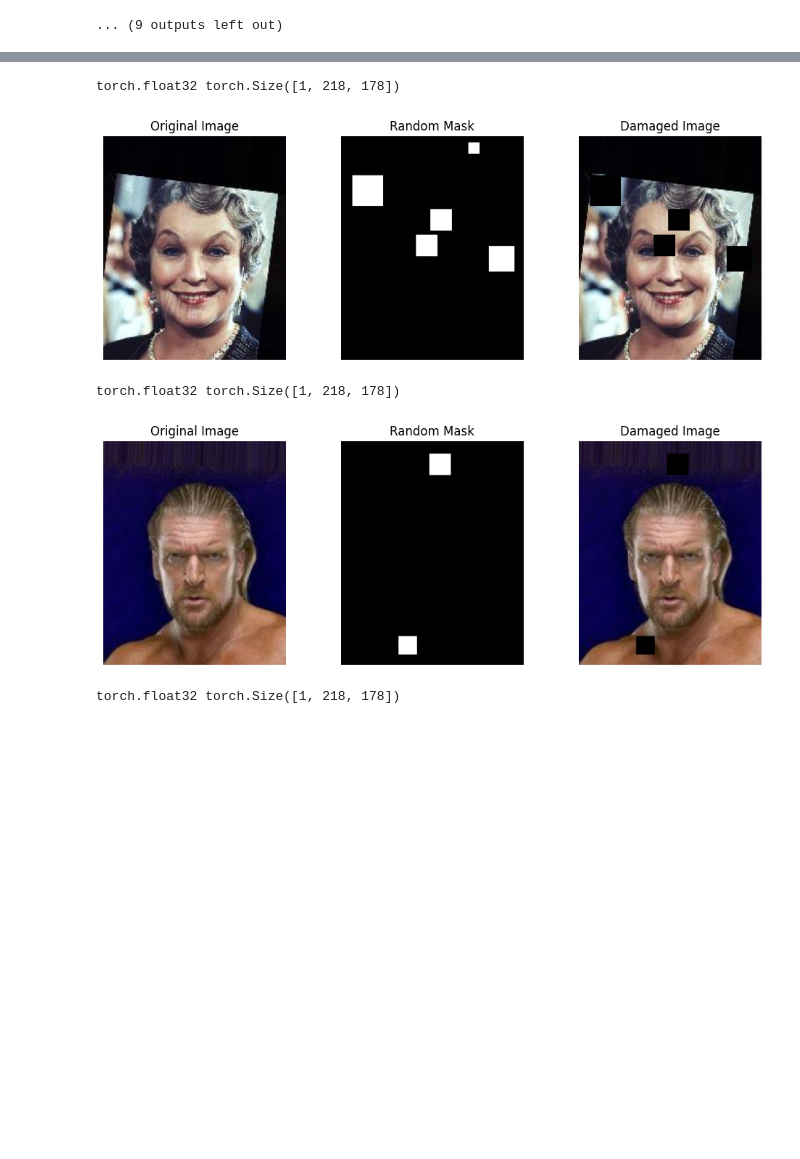
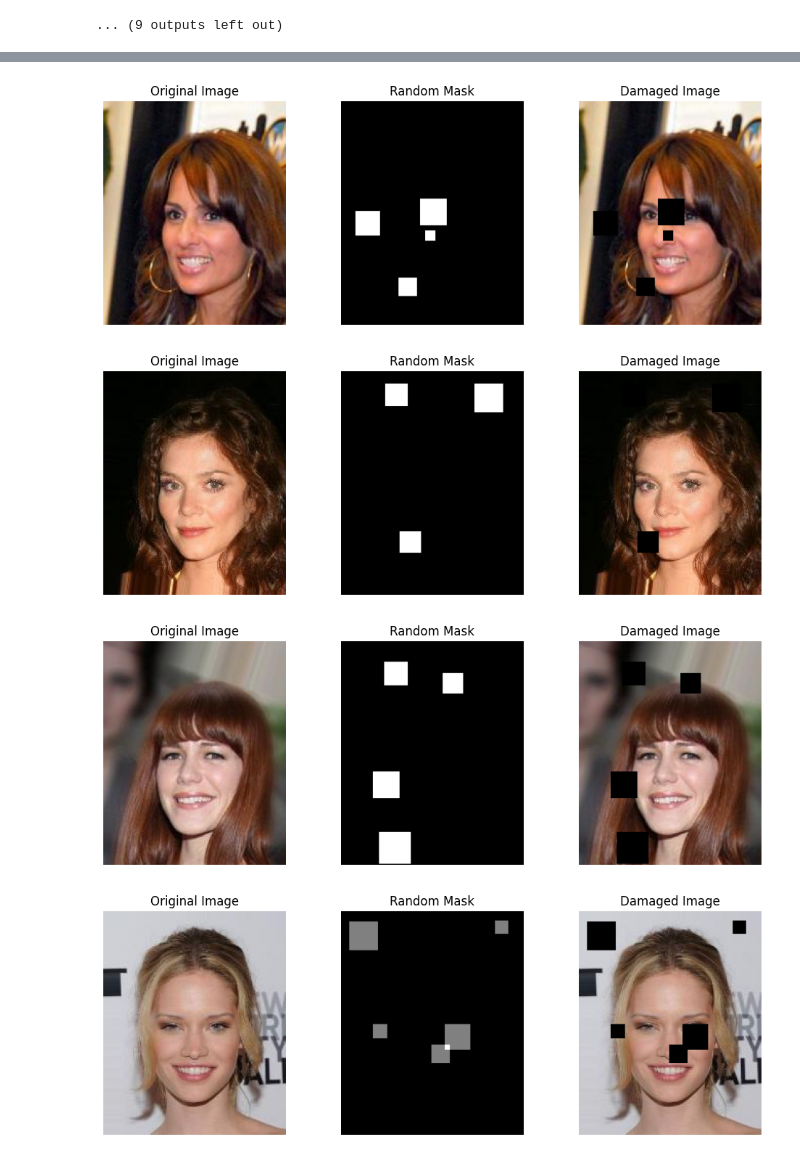
Before and after one commit to hanan99/FaceInpainting, a Jupyter notebook: FaceInpaint.ipynb, the cells around one changed output, grey strips where cells are left out. Cells and saved outputs as stored; diff of their text form; code cells hidden in the pictures; blank space fills up the shorter version.

Commit message:
random masks second commit

```diff
--- a/FaceInpaint.ipynb
+++ b/FaceInpaint.ipynb
@@ -112,7 +113,7 @@ def apply_random_mask_to_images(dataset_folder, num_images=3):
 
         _, height, width = image_tensor.size()  # Get image dimensions
 
-        num_mask = np.random.choice([1,2,3,4,5])
+        num_mask = random.randint(3, 7)
 
         masks = torch.empty(num_mask, 1, height, width, dtype=torch.float32)  # Initialize masks tensor
 
@@ -149,11 +150,10 @@ def apply_random_mask_to_images(dataset_folder, num_images=3):
         plt.axis('off')
 
         plt.show()
-        print(random_mask.dtype, random_mask.shape)
 # %%
 # Define path to CelebA dataset folder
 celeba_folder = 'C:\coding\FaceInpaint\FaceInpainting\celeba-dataset\img_align_celeba\img_align_celeba'
 
 # Apply random masks to CelebA dataset images
-apply_random_mask_to_images(celeba_folder, num_images=3)  # Specify number of images to process
+apply_random_mask_to_images(celeba_folder, num_images=10)  # Specify number of images to process
 # %% [output]
@@ -161,5 +161,4 @@ apply_random_mask_to_images(celeba_folder, num_images=3)  # Specify number of im
-torch.float32 torch.Size([1, 218, 178])
-[figure, old version]
+[figure, new version]
-torch.float32 torch.Size([1, 218, 178])
-[figure, old version]
+[figure, new version]
-torch.float32 torch.Size([1, 218, 178])
+[figure, added]
+[figure, added]
```
Also changed, not shown: parts of 2 cells of this notebook.
